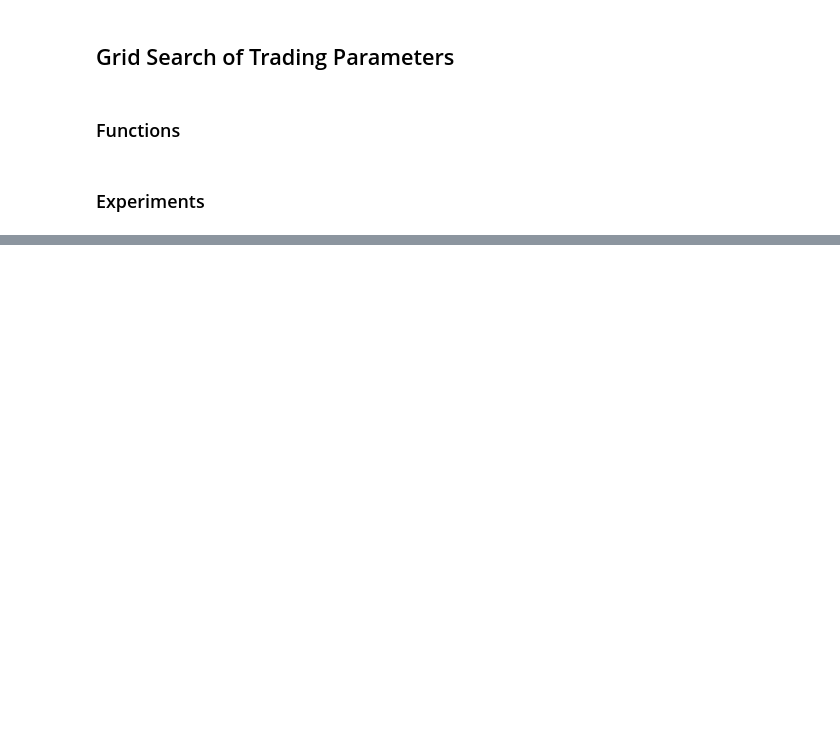
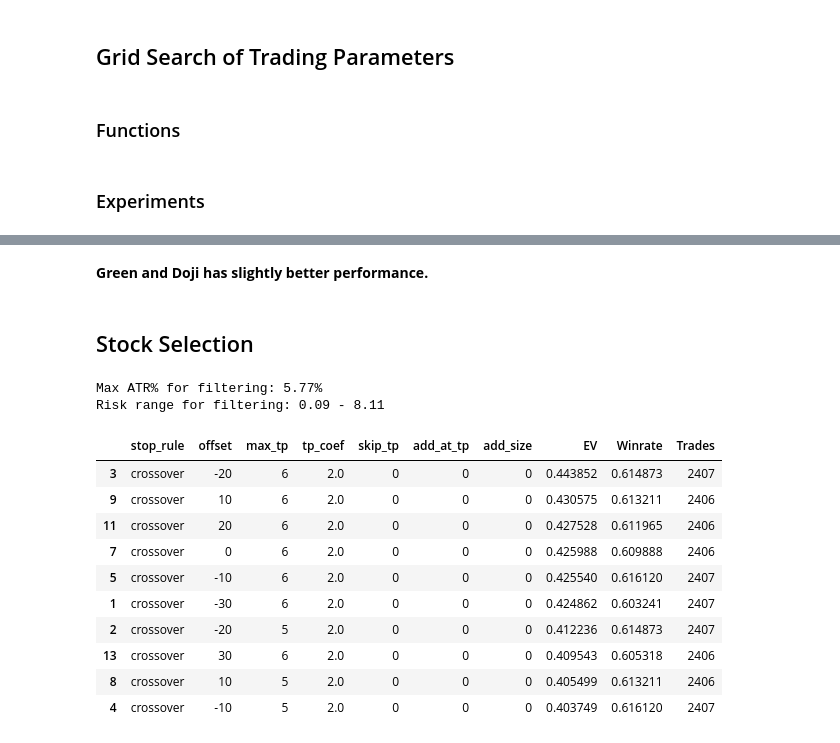
Before and after one commit to i-osipchyk/ema-crossover, a Jupyter notebook: analysis.ipynb, the cells around one changed output, grey strips where cells are left out. Saved outputs shown, nothing was run; the diff lists cells and outputs as text; code cells hidden in the pictures; blank space fills up the shorter version.

```diff
--- a/analysis.ipynb
+++ b/analysis.ipynb
@@ -755,0 +879,65 @@ summary_filtered.head(10)
+# %% [markdown]
+**Green and Doji has slightly better performance.**
+# %% [markdown]
+## Stock Selection
+# %%
+min_crossover_vol = 500_000
+min_price = 20
+max_atr = trades_df_historical["ATR%"].quantile(0.75)
+min_risk = trades_df_historical["Risk"].quantile(0.05)
+max_risk = trades_df_historical["Risk"].quantile(0.95)
+
+print(f"Max ATR% for filtering: {max_atr:.2f}%")
+print(f"Risk range for filtering: {min_risk:.2f} - {max_risk:.2f}")
+
+# Filter trades combining trend, volatility, price, volume, and candle color
+trades_df_historical_filtered = trades_df_historical[
+    # Trend filters
+    (trades_df_historical["Above_EMA_34"])
+    & (trades_df_historical["Above_EMA_50"])
+    & (trades_df_historical["Above_EMA_200"])
+
+    # MACD
+    & (trades_df_historical["MACD"] > 0)
+    & (trades_df_historical["MACD_Signal"] < 0)
+
+    # # Volume filter (log threshold around 10^5)
+    & (trades_df_historical["CrossoverVolume"] >= min_crossover_vol)
+
+    # Price filter
+    & (trades_df_historical["EntryPrice"] >= min_price)
+
+    # Volatility filter (lower ATR% is better)
+    & (trades_df_historical["ATR%"] <= max_atr)
+
+    # Risk sanity filter (remove outliers)
+    # & (trades_df_historical["Risk"] >= min_risk)
+    # & (trades_df_historical["Risk"] <= max_risk)
+
+    # Candle color filter (prefer Green or Doji)
+    & (trades_df_historical["CrossoverColor"].isin(["Green", "Doji"]))
+]
+
+summary_filtered = trades_df_historical_filtered.groupby(
+    ["stop_rule", "offset", "max_tp", "tp_coef", "skip_tp", "add_at_tp", "add_size"]
+).agg(
+    EV=("R_Multiple", "mean"),
+    Winrate=("Return%", lambda x: (x > 0).mean()),
+    Trades=("Return%", "count")
+).reset_index().sort_values(by="EV", ascending=False)
+
+summary_filtered.head(10)
+# %% [output]
+Max ATR% for filtering: 5.77%
+Risk range for filtering: 0.09 - 8.11
+|  | stop_rule | offset | max_tp | tp_coef | skip_tp | add_at_tp | add_size | EV | Winrate | Trades |
+| 3 | crossover | -20 | 6 | 2.0 | 0 | 0 | 0 | 0.443852 | 0.614873 | 2407 |
+| 9 | crossover | 10 | 6 | 2.0 | 0 | 0 | 0 | 0.430575 | 0.613211 | 2406 |
+| 11 | crossover | 20 | 6 | 2.0 | 0 | 0 | 0 | 0.427528 | 0.611965 | 2406 |
+| 7 | crossover | 0 | 6 | 2.0 | 0 | 0 | 0 | 0.425988 | 0.609888 | 2406 |
+| 5 | crossover | -10 | 6 | 2.0 | 0 | 0 | 0 | 0.425540 | 0.616120 | 2407 |
+| 1 | crossover | -30 | 6 | 2.0 | 0 | 0 | 0 | 0.424862 | 0.603241 | 2407 |
+| 2 | crossover | -20 | 5 | 2.0 | 0 | 0 | 0 | 0.412236 | 0.614873 | 2407 |
+| 13 | crossover | 30 | 6 | 2.0 | 0 | 0 | 0 | 0.409543 | 0.605318 | 2406 |
+| 8 | crossover | 10 | 5 | 2.0 | 0 | 0 | 0 | 0.405499 | 0.613211 | 2406 |
+| 4 | crossover | -10 | 5 | 2.0 | 0 | 0 | 0 | 0.403749 | 0.616120 | 2407 |
```
Also changed, not shown: parts of 28 cells of this notebook.
